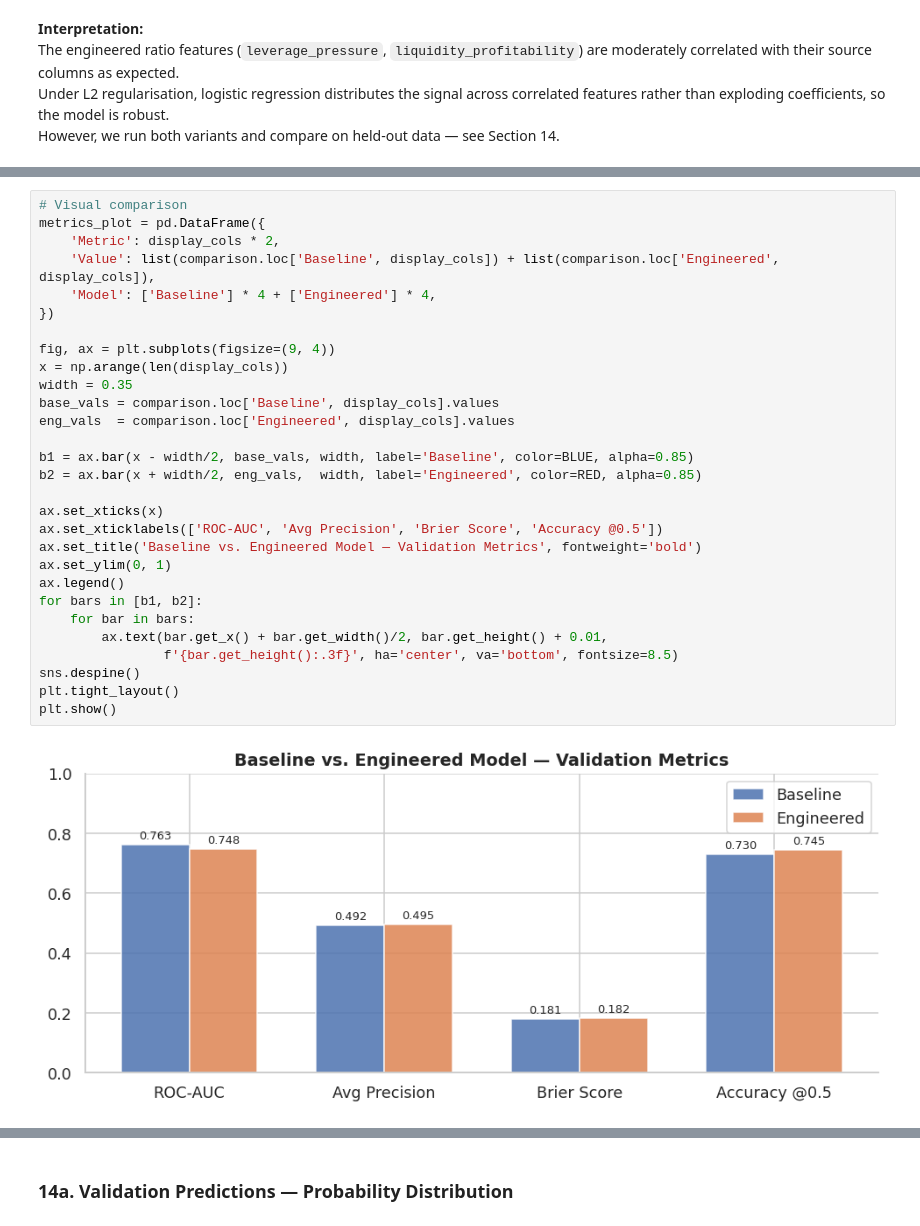
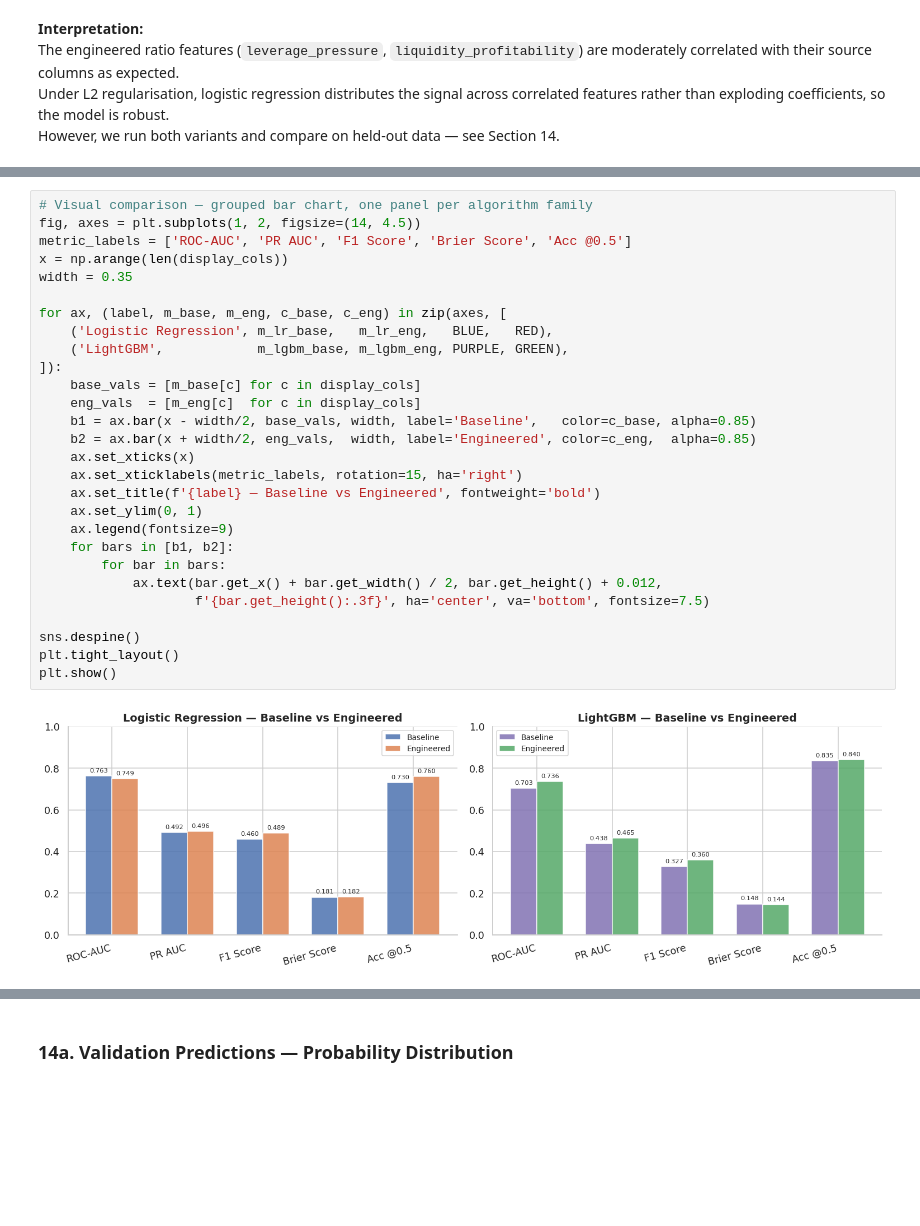
Before and after one commit to mattiamare9/fasa-credit-assessment, a Jupyter notebook: notebooks/01_eda_and_model_story.ipynb, the cells around one changed output, grey strips where cells are left out. Cells and saved outputs as stored; diff of their text form; blank space fills up the shorter version.

Commit message:
light boost models

```diff
--- a/notebooks/01_eda_and_model_story.ipynb
+++ b/notebooks/01_eda_and_model_story.ipynb
@@ -528,34 +567,33 @@ comparison[display_cols].style \
 # %%
-# Visual comparison
-metrics_plot = pd.DataFrame({
-    'Metric': display_cols * 2,
-    'Value': list(comparison.loc['Baseline', display_cols]) + list(comparison.loc['Engineered', display_cols]),
-    'Model': ['Baseline'] * 4 + ['Engineered'] * 4,
-})
-
-fig, ax = plt.subplots(figsize=(9, 4))
+# Visual comparison — grouped bar chart, one panel per algorithm family
+fig, axes = plt.subplots(1, 2, figsize=(14, 4.5))
+metric_labels = ['ROC-AUC', 'PR AUC', 'F1 Score', 'Brier Score', 'Acc @0.5']
 x = np.arange(len(display_cols))
 width = 0.35
-base_vals = comparison.loc['Baseline', display_cols].values
-eng_vals  = comparison.loc['Engineered', display_cols].values
 
-b1 = ax.bar(x - width/2, base_vals, width, label='Baseline', color=BLUE, alpha=0.85)
-b2 = ax.bar(x + width/2, eng_vals,  width, label='Engineered', color=RED, alpha=0.85)
+for ax, (label, m_base, m_eng, c_base, c_eng) in zip(axes, [
+    ('Logistic Regression', m_lr_base,   m_lr_eng,   BLUE,   RED),
+    ('LightGBM',            m_lgbm_base, m_lgbm_eng, PURPLE, GREEN),
+]):
+    base_vals = [m_base[c] for c in display_cols]
+    eng_vals  = [m_eng[c]  for c in display_cols]
+    b1 = ax.bar(x - width/2, base_vals, width, label='Baseline',   color=c_base, alpha=0.85)
+    b2 = ax.bar(x + width/2, eng_vals,  width, label='Engineered', color=c_eng,  alpha=0.85)
+    ax.set_xticks(x)
+    ax.set_xticklabels(metric_labels, rotation=15, ha='right')
+    ax.set_title(f'{label} — Baseline vs Engineered', fontweight='bold')
+    ax.set_ylim(0, 1)
+    ax.legend(fontsize=9)
+    for bars in [b1, b2]:
+        for bar in bars:
+            ax.text(bar.get_x() + bar.get_width() / 2, bar.get_height() + 0.012,
+                    f'{bar.get_height():.3f}', ha='center', va='bottom', fontsize=7.5)
 
-ax.set_xticks(x)
-ax.set_xticklabels(['ROC-AUC', 'Avg Precision', 'Brier Score', 'Accuracy @0.5'])
-ax.set_title('Baseline vs. Engineered Model — Validation Metrics', fontweight='bold')
-ax.set_ylim(0, 1)
-ax.legend()
-for bars in [b1, b2]:
-    for bar in bars:
-        ax.text(bar.get_x() + bar.get_width()/2, bar.get_height() + 0.01,
-                f'{bar.get_height():.3f}', ha='center', va='bottom', fontsize=8.5)
 sns.despine()
 plt.tight_layout()
 plt.show()
 # %% [output]
-[figure, old version]
+[figure, new version]
 # %% [markdown]
 **Results interpretation:**
 
```
Also changed, not shown: parts of 4 cells of this notebook, 10 other files.
